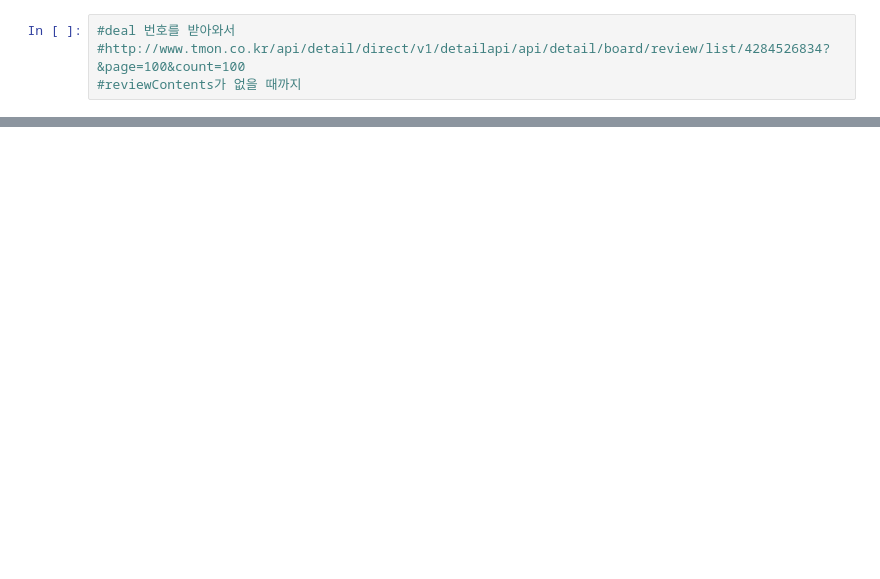
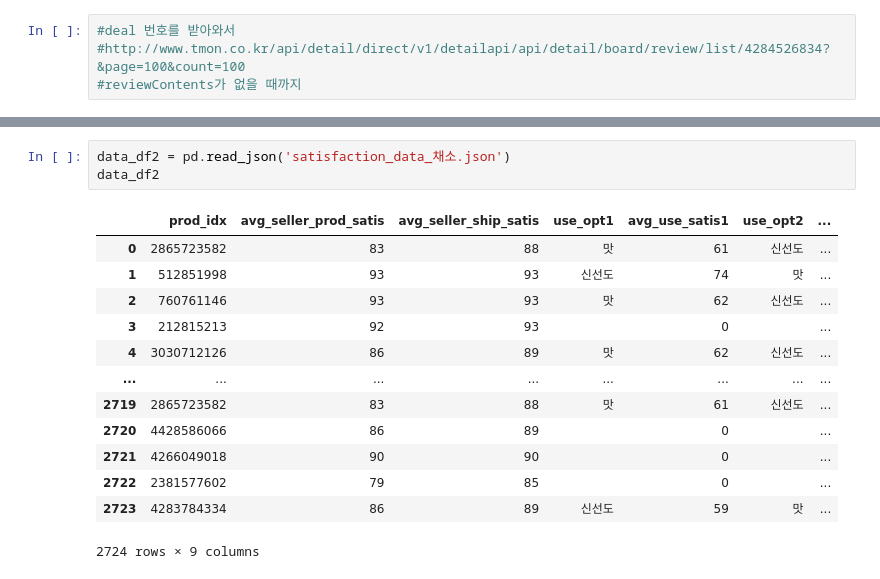
Before and after one commit to bigboom1253/e_commerce_recommendation_system_development, a Jupyter notebook: Data_collection/티몬_리뷰_크롤러_뷰티풀숲.ipynb, the cells around one changed output, grey strips where cells are left out. Saved outputs shown, nothing was run; the diff lists cells and outputs as text; blank space fills up the shorter version.

```diff
--- a/Data_collection/티몬_리뷰_크롤러_뷰티풀숲.ipynb
+++ b/Data_collection/티몬_리뷰_크롤러_뷰티풀숲.ipynb
@@ -111,0 +188,17 @@ data_df
+# %%
+data_df2 = pd.read_json('satisfaction_data_채소.json')
+data_df2
+# %% [output]
+|  | prod_idx | avg_seller_prod_satis | avg_seller_ship_satis | use_opt1 | avg_use_satis1 | use_opt2 | ... |
+| 0 | 2865723582 | 83 | 88 | 맛 | 61 | 신선도 | ... |
+| 1 | 512851998 | 93 | 93 | 신선도 | 74 | 맛 | ... |
+| 2 | 760761146 | 93 | 93 | 맛 | 62 | 신선도 | ... |
+| 3 | 212815213 | 92 | 93 |  | 0 |  | ... |
+| 4 | 3030712126 | 86 | 89 | 맛 | 62 | 신선도 | ... |
+| ... | ... | ... | ... | ... | ... | ... | ... |
+| 2719 | 2865723582 | 83 | 88 | 맛 | 61 | 신선도 | ... |
+| 2720 | 4428586066 | 86 | 89 |  | 0 |  | ... |
+| 2721 | 4266049018 | 90 | 90 |  | 0 |  | ... |
+| 2722 | 2381577602 | 79 | 85 |  | 0 |  | ... |
+| 2723 | 4283784334 | 86 | 89 | 신선도 | 59 | 맛 | ... |
+2724 rows × 9 columns
```
Also changed, not shown: parts of 6 cells of this notebook.
